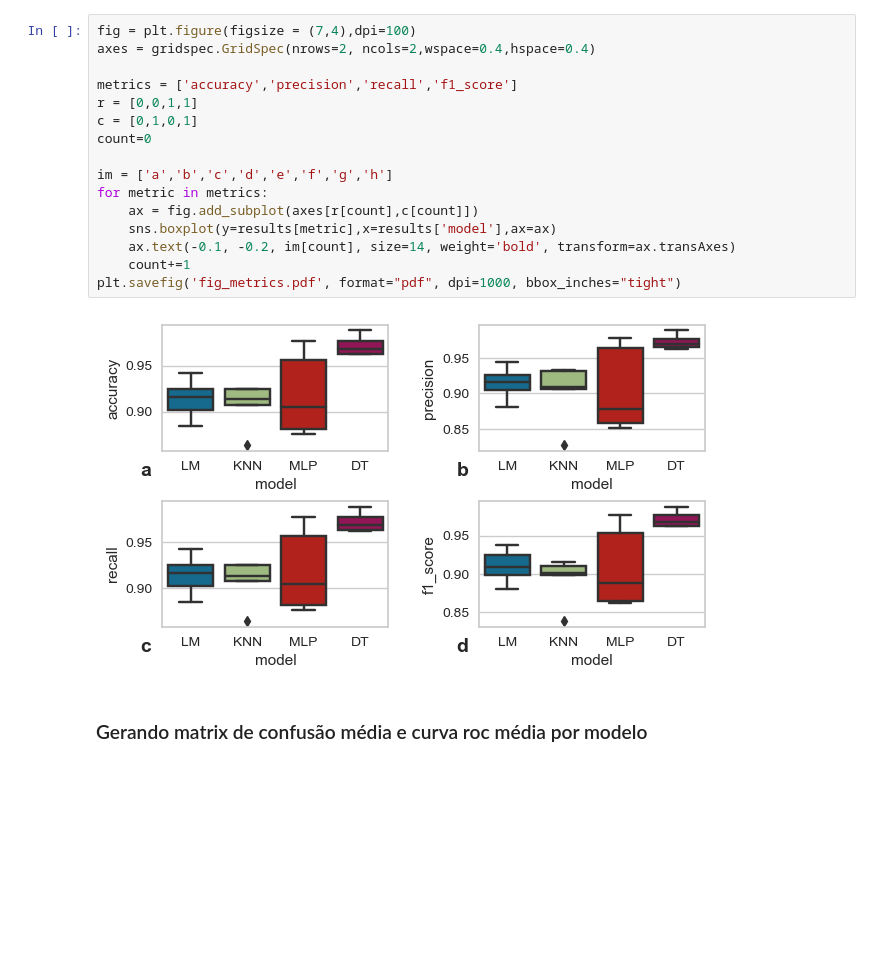
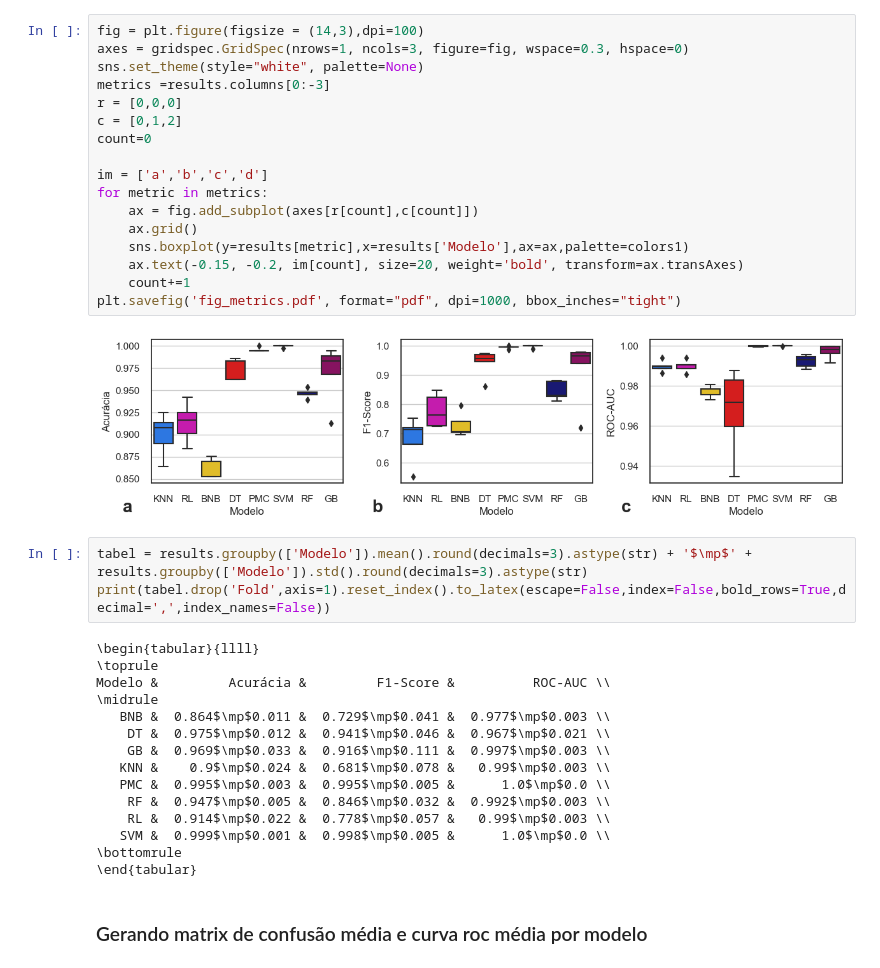
Before and after one commit to lucas-fpaiva/AnalisePred-PES, a Jupyter notebook: Projeto/car_eval/results_view.ipynb, the cells around one changed output. Saved outputs shown, nothing was run; the diff lists cells and outputs as text; blank space fills up the shorter version.

```diff
--- a/Projeto/car_eval/results_view.ipynb
+++ b/Projeto/car_eval/results_view.ipynb
@@ -37,21 +81,40 @@ results.head()
 # %%
-fig = plt.figure(figsize = (7,4),dpi=100)
-axes = gridspec.GridSpec(nrows=2, ncols=2,wspace=0.4,hspace=0.4)
-
-metrics = ['accuracy','precision','recall','f1_score']
-r = [0,0,1,1]
-c = [0,1,0,1]
+fig = plt.figure(figsize = (14,3),dpi=100)
+axes = gridspec.GridSpec(nrows=1, ncols=3, figure=fig, wspace=0.3, hspace=0)
+sns.set_theme(style="white", palette=None)
+metrics =results.columns[0:-3]
+r = [0,0,0]
+c = [0,1,2]
 count=0
 
-im = ['a','b','c','d','e','f','g','h']
+im = ['a','b','c','d']
 for metric in metrics:
     ax = fig.add_subplot(axes[r[count],c[count]])
-    sns.boxplot(y=results[metric],x=results['model'],ax=ax)
-    ax.text(-0.1, -0.2, im[count], size=14, weight='bold', transform=ax.transAxes)
+    ax.grid()
+    sns.boxplot(y=results[metric],x=results['Modelo'],ax=ax,palette=colors1)
+    ax.text(-0.15, -0.2, im[count], size=20, weight='bold', transform=ax.transAxes)
     count+=1
 plt.savefig('fig_metrics.pdf', format="pdf", dpi=1000, bbox_inches="tight")
 # %% [output]
-[figure, old version]
+[figure, new version]
+# %%
+tabel = results.groupby(['Modelo']).mean().round(decimals=3).astype(str) + '$\mp$' + results.groupby(['Modelo']).std().round(decimals=3).astype(str)
+print(tabel.drop('Fold',axis=1).reset_index().to_latex(escape=False,index=False,bold_rows=True,decimal=',',index_names=False))
+# %% [output]
+\begin{tabular}{llll}
+\toprule
+Modelo &         Acurácia &         F1-Score &          ROC-AUC \\
+\midrule
+   BNB &  0.864$\mp$0.011 &  0.729$\mp$0.041 &  0.977$\mp$0.003 \\
+    DT &  0.975$\mp$0.012 &  0.941$\mp$0.046 &  0.967$\mp$0.021 \\
+    GB &  0.969$\mp$0.033 &  0.916$\mp$0.111 &  0.997$\mp$0.003 \\
+   KNN &    0.9$\mp$0.024 &  0.681$\mp$0.078 &   0.99$\mp$0.003 \\
+   PMC &  0.995$\mp$0.003 &  0.995$\mp$0.005 &      1.0$\mp$0.0 \\
+    RF &  0.947$\mp$0.005 &  0.846$\mp$0.032 &  0.992$\mp$0.003 \\
+    RL &  0.914$\mp$0.022 &  0.778$\mp$0.057 &   0.99$\mp$0.003 \\
+   SVM &  0.999$\mp$0.001 &  0.998$\mp$0.005 &      1.0$\mp$0.0 \\
+\bottomrule
+\end{tabular}
 # %% [markdown]
 ### Gerando matrix de confusão média e curva roc média por modelo
 # %%
```
Also changed, not shown: parts of 15 cells of this notebook, 6 other files.
